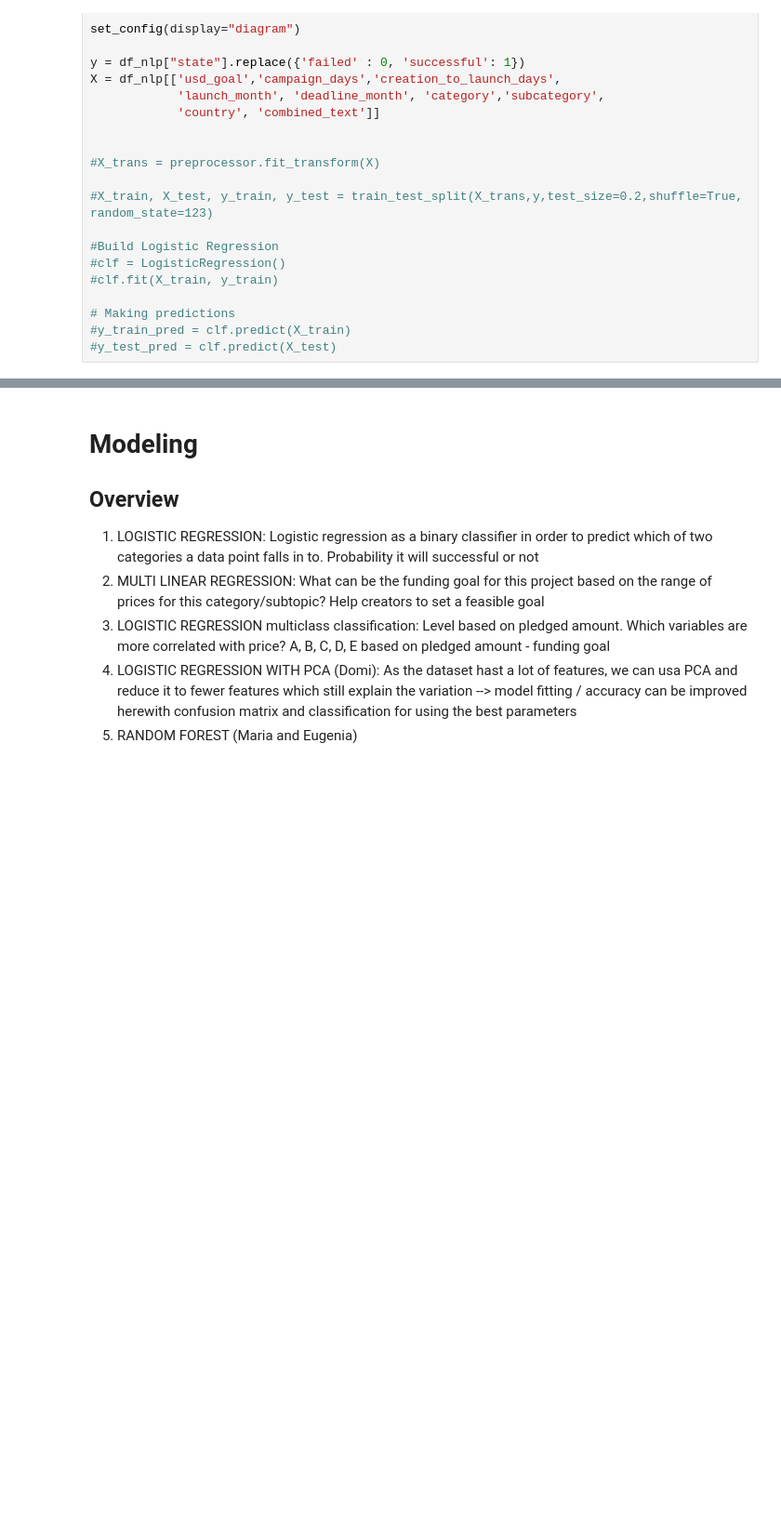
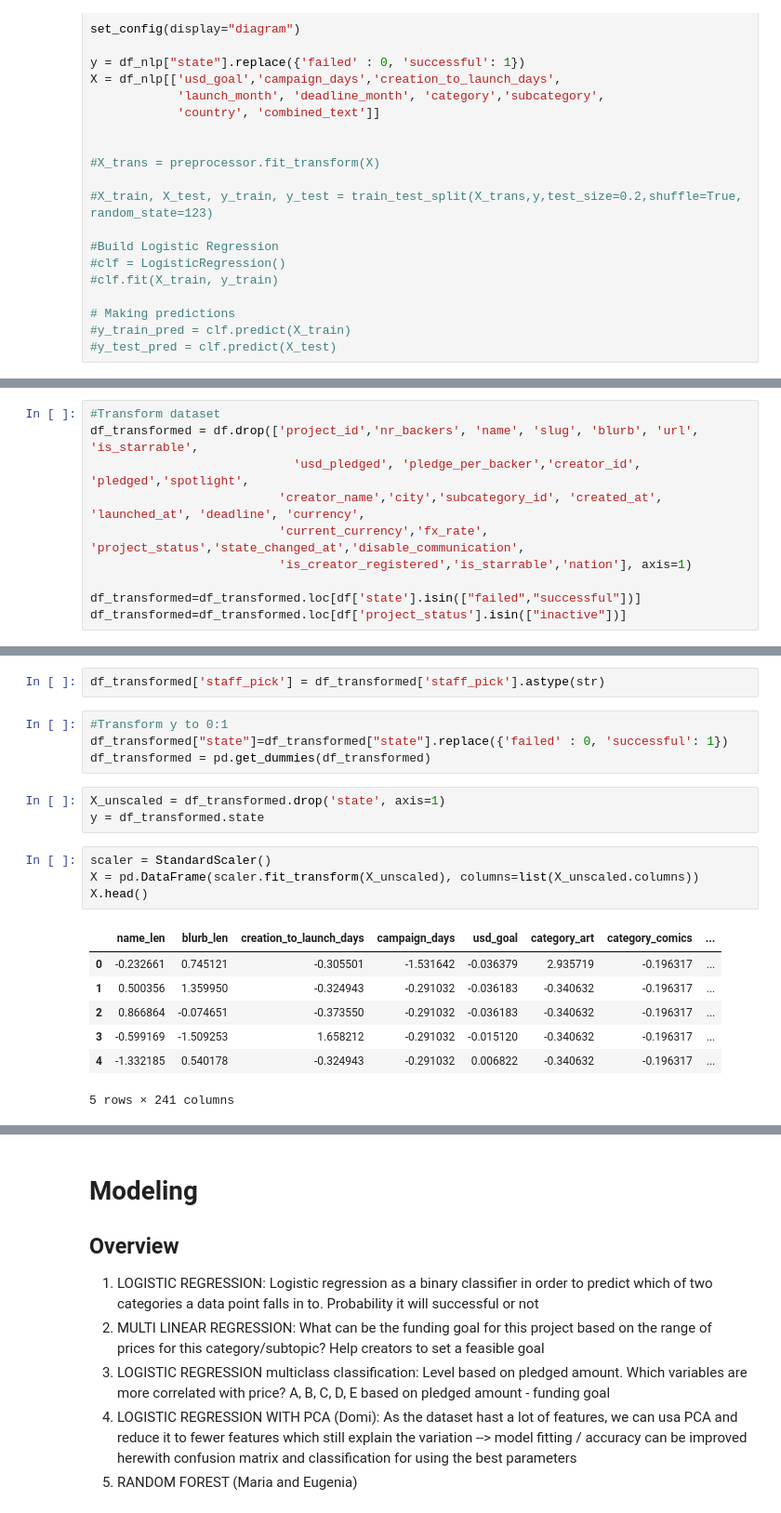
Before and after one commit to domitrut/ML_GROUP6, a Jupyter notebook: Group_6_ML.ipynb, the cells around one changed output, grey strips where cells are left out. Shown at 93% size. Drawn from its saved outputs; the diff is of its cells as text; blank space fills up the shorter version.

```diff
--- a/Group_6_ML.ipynb
+++ b/Group_6_ML.ipynb
@@ -1112,0 +1115,10 @@ X = df_nlp[['usd_goal','campaign_days','creation_to_launch_days',
+# %%
+#Transform dataset
+df_transformed = df.drop(['project_id','nr_backers', 'name', 'slug', 'blurb', 'url', 'is_starrable',
+                            'usd_pledged', 'pledge_per_backer','creator_id', 'pledged','spotlight',
+                          'creator_name','city','subcategory_id', 'created_at', 'launched_at', 'deadline', 'currency',
+                          'current_currency','fx_rate', 'project_status','state_changed_at','disable_communication',
+                          'is_creator_registered','is_starrable','nation'], axis=1)
+
+df_transformed=df_transformed.loc[df['state'].isin(["failed","successful"])]
+df_transformed=df_transformed.loc[df['project_status'].isin(["inactive"])]
@@ -1112,0 +1134,21 @@ X = df_nlp[['usd_goal','campaign_days','creation_to_launch_days',
+# %%
+df_transformed['staff_pick'] = df_transformed['staff_pick'].astype(str)
+# %%
+#Transform y to 0:1
+df_transformed["state"]=df_transformed["state"].replace({'failed' : 0, 'successful': 1})
+df_transformed = pd.get_dummies(df_transformed)
+# %%
+X_unscaled = df_transformed.drop('state', axis=1)
+y = df_transformed.state
+# %%
+scaler = StandardScaler()
+X = pd.DataFrame(scaler.fit_transform(X_unscaled), columns=list(X_unscaled.columns))
+X.head()
+# %% [output]
+|  | name_len | blurb_len | creation_to_launch_days | campaign_days | usd_goal | category_art | category_comics | ... |
+| 0 | -0.232661 | 0.745121 | -0.305501 | -1.531642 | -0.036379 | 2.935719 | -0.196317 | ... |
+| 1 | 0.500356 | 1.359950 | -0.324943 | -0.291032 | -0.036183 | -0.340632 | -0.196317 | ... |
+| 2 | 0.866864 | -0.074651 | -0.373550 | -0.291032 | -0.036183 | -0.340632 | -0.196317 | ... |
+| 3 | -0.599169 | -1.509253 | 1.658212 | -0.291032 | -0.015120 | -0.340632 | -0.196317 | ... |
+| 4 | -1.332185 | 0.540178 | -0.324943 | -0.291032 | 0.006822 | -0.340632 | -0.196317 | ... |
+5 rows × 241 columns
```
Also changed, not shown: parts of 26 cells of this notebook.
